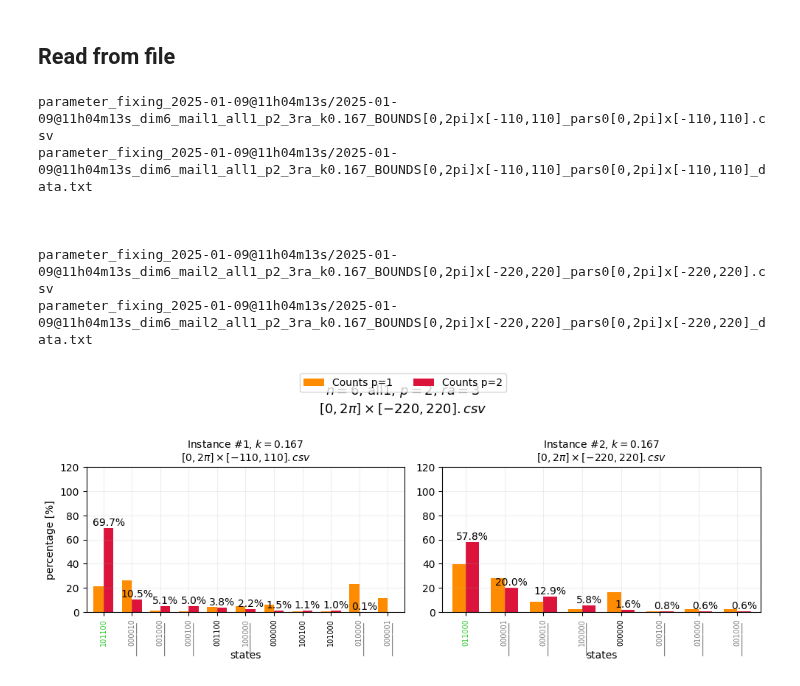
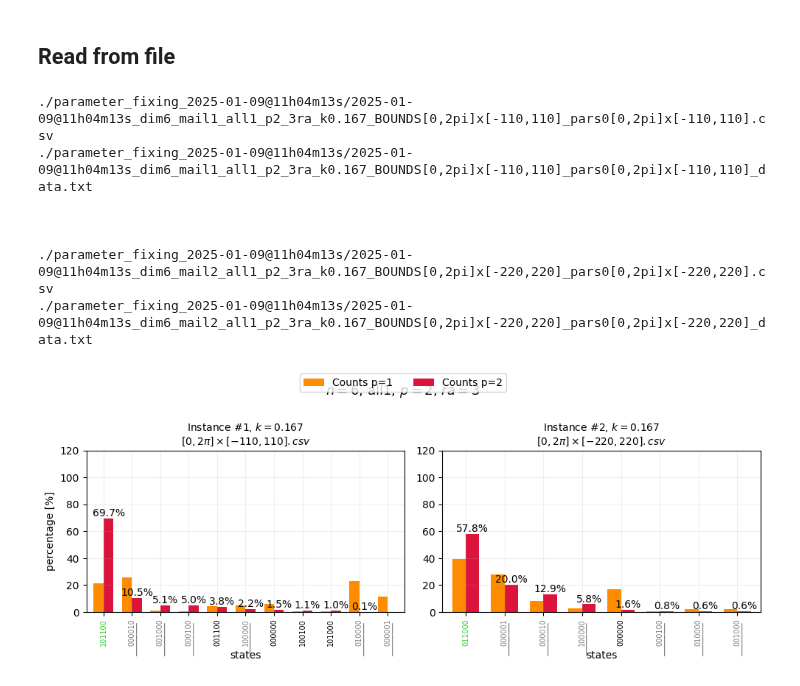
Before and after one commit to auroramugnai/Minimum-Exact-Cover-Problem, a Jupyter notebook: MECP_with-QAOA/QAOA_parameter_fixing.ipynb, the cells around one changed output. Cells and saved outputs as stored; diff of their text form; code cells hidden in the pictures.

```diff
--- a/MECP_with-QAOA/QAOA_parameter_fixing.ipynb
+++ b/MECP_with-QAOA/QAOA_parameter_fixing.ipynb
@@ -403,26 +403,26 @@ Instance 2 with h = 0.167
 ## Read from file
 # %%
 # Uncomment this line to plot data from an existing directory
-# folder_path = "./parameter_fixing_2025-01-09@09h13m54s/"
+folder_path = "./parameter_fixing_2025-01-09@11h04m13s/"
 files, datafiles = find_files_containing_string(path=folder_path, verbose=True)
 
 l = len(datafiles)
 if l > 1:
     # Plot the whole list of files found.
     plot_list_of_files_parameter_fixing(datafiles, files,
                                         dont_show_in_title=["i", "k"],
                                         dont_show_in_titles=["n", "init", "p", "ra"],
                                         figsize=(10, l+2), N=10, dpi=100, show_title=True)
 else:
     plot_file_parameter_fixing(datafiles[0], files[0],
                                show_title=True,
                                figsize=(8, 4), N=10, dpi=100)
 # %% [output]
-parameter_fixing_2025-01-09@11h04m13s/2025-01-09@11h04m13s_dim6_mail1_all1_p2_3ra_k0.167_BOUNDS[0,2pi]x[-110,110]_pars0[0,2pi]x[-110,110].csv
-parameter_fixing_2025-01-09@11h04m13s/2025-01-09@11h04m13s_dim6_mail1_all1_p2_3ra_k0.167_BOUNDS[0,2pi]x[-110,110]_pars0[0,2pi]x[-110,110]_data.txt
+./parameter_fixing_2025-01-09@11h04m13s/2025-01-09@11h04m13s_dim6_mail1_all1_p2_3ra_k0.167_BOUNDS[0,2pi]x[-110,110]_pars0[0,2pi]x[-110,110].csv
+./parameter_fixing_2025-01-09@11h04m13s/2025-01-09@11h04m13s_dim6_mail1_all1_p2_3ra_k0.167_BOUNDS[0,2pi]x[-110,110]_pars0[0,2pi]x[-110,110]_data.txt
 
 
 
-parameter_fixing_2025-01-09@11h04m13s/2025-01-09@11h04m13s_dim6_mail2_all1_p2_3ra_k0.167_BOUNDS[0,2pi]x[-220,220]_pars0[0,2pi]x[-220,220].csv
-parameter_fixing_2025-01-09@11h04m13s/2025-01-09@11h04m13s_dim6_mail2_all1_p2_3ra_k0.167_BOUNDS[0,2pi]x[-220,220]_pars0[0,2pi]x[-220,220]_data.txt
+./parameter_fixing_2025-01-09@11h04m13s/2025-01-09@11h04m13s_dim6_mail2_all1_p2_3ra_k0.167_BOUNDS[0,2pi]x[-220,220]_pars0[0,2pi]x[-220,220].csv
+./parameter_fixing_2025-01-09@11h04m13s/2025-01-09@11h04m13s_dim6_mail2_all1_p2_3ra_k0.167_BOUNDS[0,2pi]x[-220,220]_pars0[0,2pi]x[-220,220]_data.txt
-[figure, old version]
+[figure, new version]
```
Also changed, not shown: 1 other file.
